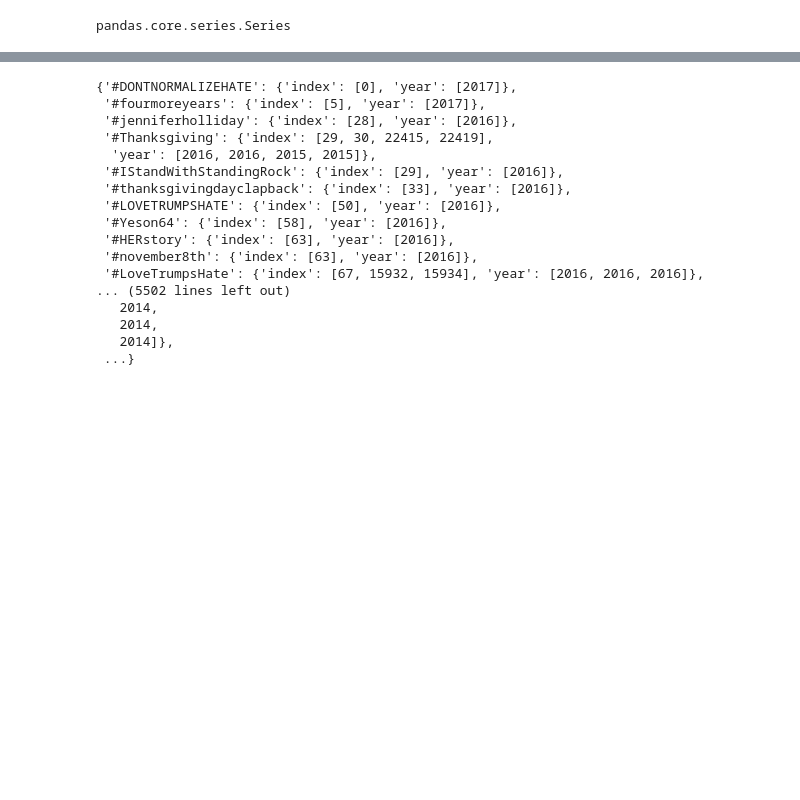
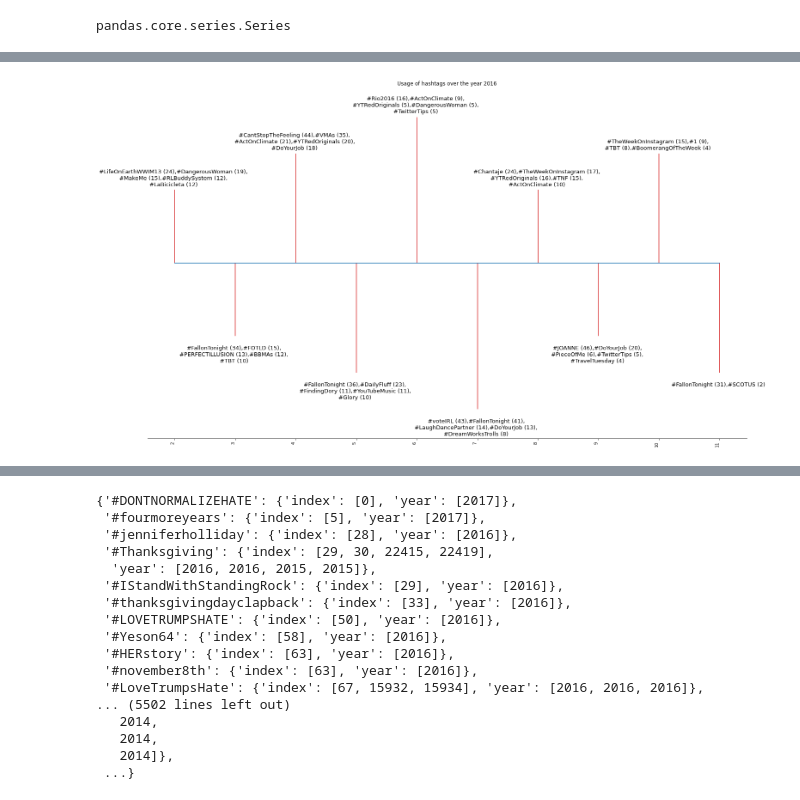
Before and after one commit to gakshat14/hist_time, a Jupyter notebook: notebooks/hashtag_parser.ipynb, the cells around one changed output, grey strips where cells are left out. Saved outputs shown, nothing was run; the diff lists cells and outputs as text; code cells hidden in the pictures; blank space fills up the shorter version.

```diff
--- a/notebooks/hashtag_parser.ipynb
+++ b/notebooks/hashtag_parser.ipynb
@@ -163,0 +307,2 @@ sorted_hashtags
+# %%
+peaks = find_peaks(temp.author)
@@ -163,0 +354,5 @@ sorted_hashtags
+# %%
+sorted_hashtags_peak = dict()
+for month, hashtag_value in hashtag_peak.items():
+    sorted_list = sorted(hashtag_value, key=lambda i: i['count'], reverse=True)
+    sorted_hashtags_peak[month] = [ f'{sr["hashtag"]} ({sr["count"]})' for sr in sorted_list[:5]]
@@ -163,0 +383,43 @@ sorted_hashtags
+# %%
+def __draw_hashtag_timeline_peak(months, hashtags_peaks_values):
+    unique_values = months
+
+    levels = np.tile([1, -1, 1.5, -1.5, 2, -2],
+                     int(np.ceil(len(unique_values) / 6)))[:len(unique_values)]
+
+    marker_size = np.zeros_like(unique_values).astype(float)
+
+    # creating even spaced dots
+    x_axis = [x + 3 for x in range(0, len(unique_values))]
+
+    fig, ax = plt.subplots(figsize=(25, 15))
+    ax.set(title='Usage of hashtags over the year 2016')
+
+    # the date_test here is the place where the graph should be
+    # 0 is the min
+    # levels is the maximum here.
+    ax.vlines(x_axis, 0, levels, color="tab:red")
+
+    ax.plot(x_axis, np.zeros_like(unique_values))
+    # ax.scatter(x_axis, np.zeros_like(unique_values), s=marker_size, edgecolors='k', c='lightgray')
+    # plt.legend(['', '', 'Magnitude'])
+
+    for d, lev, events in zip(x_axis, levels, months):
+        ax.annotate(f"{string_formatter(hashtags_peaks_values[events], new_line_add=2)}", xy=(d, lev), xytext=(-3, np.sign(lev) * 6), textcoords="offset points",
+                     horizontalalignment="center",
+                     verticalalignment="bottom" if lev > 0 else "top", wrap=True, fontsize=13)
+
+    ax.set_xticks(x_axis)
+    ax.set_xticklabels(unique_values)
+    plt.setp(ax.get_xticklabels(), rotation=90, ha="right")
+    # ax.xaxis.set_major_formatter(mdates.DateFormatter("%Y"))
+
+    ax.yaxis.set_visible(False)
+    ax.spines[["left", "top", "right"]].set_visible(False)
+
+    ax.margins(y=0.1)
+    plt.show()
+
+__draw_hashtag_timeline_peak(sorted(list(sorted_hashtags_peak.keys())), sorted_hashtags_peak)
+# %% [output]
+[figure, added]
```
Also changed, not shown: parts of 62 cells of this notebook, 5 other files.
